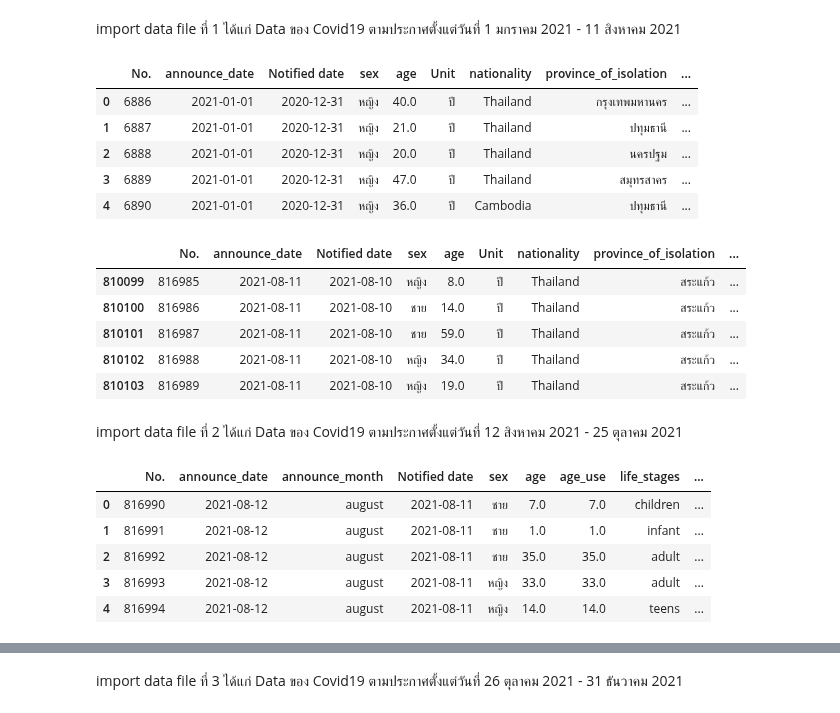
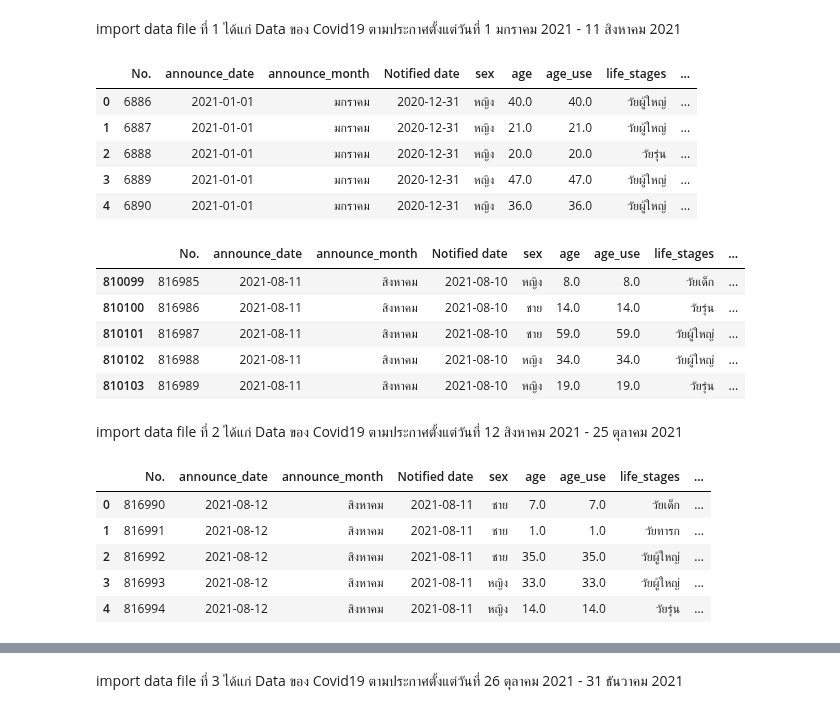
Before and after one commit to Toeysamm/2-64-NIDA-DADS5001, a Jupyter notebook: Covid19_midterm.ipynb, the cells around one changed output, grey strips where cells are left out. Saved outputs shown, nothing was run; the diff lists cells and outputs as text; code cells hidden in the pictures.

```diff
--- a/Covid19_midterm.ipynb
+++ b/Covid19_midterm.ipynb
@@ -8,43 +8,44 @@
 # %%
 import pandas as pd
 import numpy as np
+pd.options.display.max_rows = 999
 # %% [markdown]
 import data file ที่ 1 ได้แก่ Data ของ Covid19 ตามประกาศตั้งแต่วันที่ 1 มกราคม 2021 - 11 สิงหาคม 2021
 # %%
-url1 = 'https://docs.google.com/spreadsheets/d/10V8_2zSEqwCPEiwuft8tjzpXjyWIL6-j/edit?usp=sharing&ouid=109060731963179648304&rtpof=true&sd=true'
+url1 = 'https://docs.google.com/spreadsheets/d/1EMYpn7YhbSKf02SUR2QTUPThjYwT2TvS/edit?usp=sharing&ouid=109060731963179648304&rtpof=true&sd=true'
 path1 = 'https://drive.google.com/uc?export=download&id='+url1.split('/')[-2]
 df1 = pd.read_excel(path1)
 df1.head()
 # %% [output]
-|  | No. | announce_date | Notified date | sex | age | Unit | nationality | province_of_isolation | ... |
-| 0 | 6886 | 2021-01-01 | 2020-12-31 | หญิง | 40.0 | ปี | Thailand | กรุงเทพมหานคร | ... |
-| 1 | 6887 | 2021-01-01 | 2020-12-31 | หญิง | 21.0 | ปี | Thailand | ปทุมธานี | ... |
-| 2 | 6888 | 2021-01-01 | 2020-12-31 | หญิง | 20.0 | ปี | Thailand | นครปฐม | ... |
-| 3 | 6889 | 2021-01-01 | 2020-12-31 | หญิง | 47.0 | ปี | Thailand | สมุทรสาคร | ... |
-| 4 | 6890 | 2021-01-01 | 2020-12-31 | หญิง | 36.0 | ปี | Cambodia | ปทุมธานี | ... |
+|  | No. | announce_date | announce_month | Notified date | sex | age | age_use | life_stages | ... |
+| 0 | 6886 | 2021-01-01 | มกราคม | 2020-12-31 | หญิง | 40.0 | 40.0 | วัยผู้ใหญ่ | ... |
+| 1 | 6887 | 2021-01-01 | มกราคม | 2020-12-31 | หญิง | 21.0 | 21.0 | วัยผู้ใหญ่ | ... |
+| 2 | 6888 | 2021-01-01 | มกราคม | 2020-12-31 | หญิง | 20.0 | 20.0 | วัยรุ่น | ... |
+| 3 | 6889 | 2021-01-01 | มกราคม | 2020-12-31 | หญิง | 47.0 | 47.0 | วัยผู้ใหญ่ | ... |
+| 4 | 6890 | 2021-01-01 | มกราคม | 2020-12-31 | หญิง | 36.0 | 36.0 | วัยผู้ใหญ่ | ... |
 # %%
 df1.tail()
 # %% [output]
-|  | No. | announce_date | Notified date | sex | age | Unit | nationality | province_of_isolation | ... |
-| 810099 | 816985 | 2021-08-11 | 2021-08-10 | หญิง | 8.0 | ปี | Thailand | สระแก้ว | ... |
-| 810100 | 816986 | 2021-08-11 | 2021-08-10 | ชาย | 14.0 | ปี | Thailand | สระแก้ว | ... |
-| 810101 | 816987 | 2021-08-11 | 2021-08-10 | ชาย | 59.0 | ปี | Thailand | สระแก้ว | ... |
-| 810102 | 816988 | 2021-08-11 | 2021-08-10 | หญิง | 34.0 | ปี | Thailand | สระแก้ว | ... |
-| 810103 | 816989 | 2021-08-11 | 2021-08-10 | หญิง | 19.0 | ปี | Thailand | สระแก้ว | ... |
+|  | No. | announce_date | announce_month | Notified date | sex | age | age_use | life_stages | ... |
+| 810099 | 816985 | 2021-08-11 | สิงหาคม | 2021-08-10 | หญิง | 8.0 | 8.0 | วัยเด็ก | ... |
+| 810100 | 816986 | 2021-08-11 | สิงหาคม | 2021-08-10 | ชาย | 14.0 | 14.0 | วัยรุ่น | ... |
+| 810101 | 816987 | 2021-08-11 | สิงหาคม | 2021-08-10 | ชาย | 59.0 | 59.0 | วัยผู้ใหญ่ | ... |
+| 810102 | 816988 | 2021-08-11 | สิงหาคม | 2021-08-10 | หญิง | 34.0 | 34.0 | วัยผู้ใหญ่ | ... |
+| 810103 | 816989 | 2021-08-11 | สิงหาคม | 2021-08-10 | หญิง | 19.0 | 19.0 | วัยรุ่น | ... |
 # %% [markdown]
 import data file ที่ 2 ได้แก่ Data ของ Covid19 ตามประกาศตั้งแต่วันที่ 12 สิงหาคม 2021 - 25 ตุลาคม 2021
 # %%
-url2 = 'https://docs.google.com/spreadsheets/d/1IGLTKC_t_h0xZemopKgrqosNiWKAvPc3/edit?usp=sharing&ouid=109060731963179648304&rtpof=true&sd=true'
+url2 = 'https://docs.google.com/spreadsheets/d/1lG77JQt2XL5OS9crDTChJ2glG-ZEKkXZ/edit?usp=sharing&ouid=109060731963179648304&rtpof=true&sd=true'
 path2 = 'https://drive.google.com/uc?export=download&id='+url2.split('/')[-2]
 df2 = pd.read_excel(path2)
 df2.head()
 # %% [output]
 |  | No. | announce_date | announce_month | Notified date | sex | age | age_use | life_stages | ... |
-| 0 | 816990 | 2021-08-12 | august | 2021-08-11 | ชาย | 7.0 | 7.0 | children | ... |
-| 1 | 816991 | 2021-08-12 | august | 2021-08-11 | ชาย | 1.0 | 1.0 | infant | ... |
-| 2 | 816992 | 2021-08-12 | august | 2021-08-11 | ชาย | 35.0 | 35.0 | adult | ... |
-| 3 | 816993 | 2021-08-12 | august | 2021-08-11 | หญิง | 33.0 | 33.0 | adult | ... |
-| 4 | 816994 | 2021-08-12 | august | 2021-08-11 | หญิง | 14.0 | 14.0 | teens | ... |
+| 0 | 816990 | 2021-08-12 | สิงหาคม | 2021-08-11 | ชาย | 7.0 | 7.0 | วัยเด็ก | ... |
+| 1 | 816991 | 2021-08-12 | สิงหาคม | 2021-08-11 | ชาย | 1.0 | 1.0 | วัยทารก | ... |
+| 2 | 816992 | 2021-08-12 | สิงหาคม | 2021-08-11 | ชาย | 35.0 | 35.0 | วัยผู้ใหญ่ | ... |
+| 3 | 816993 | 2021-08-12 | สิงหาคม | 2021-08-11 | หญิง | 33.0 | 33.0 | วัยผู้ใหญ่ | ... |
+| 4 | 816994 | 2021-08-12 | สิงหาคม | 2021-08-11 | หญิง | 14.0 | 14.0 | วัยรุ่น | ... |
 # %%
 df2.tail()
 # %% [output]
```
Also changed, not shown: parts of 6 cells of this notebook.
